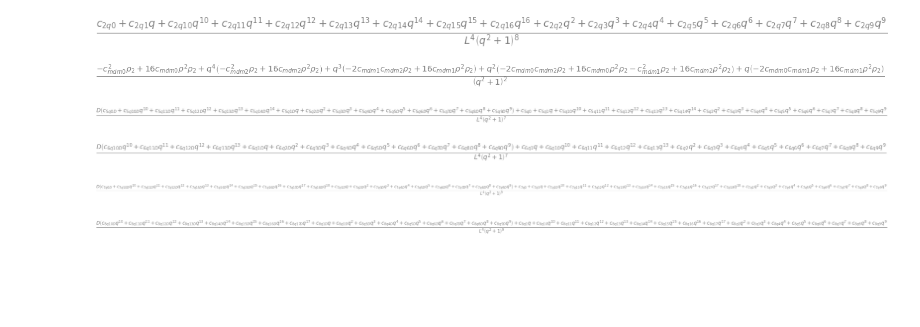
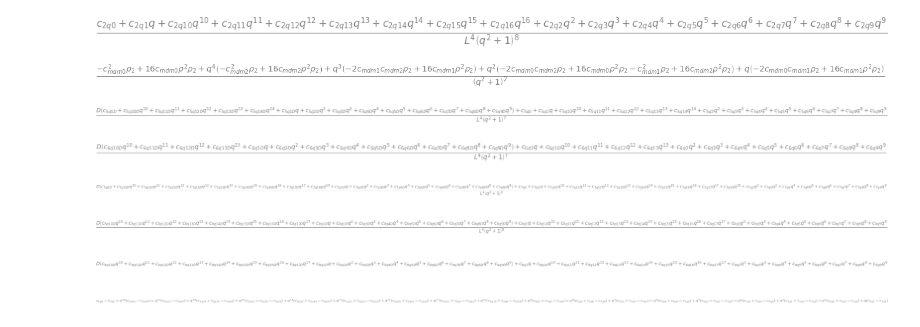
Before and after one commit to emilemarcotte/dubins2circle2set, a Jupyter notebook: LRLS_sympy.ipynb, the cells around one changed output. Drawn from its saved outputs; the diff is of its cells as text; code cells hidden in the pictures; blank space fills up the shorter version.

```diff
--- a/LRLS_sympy.ipynb
+++ b/LRLS_sympy.ipynb
@@ -665,3 +665,40 @@ c_8 # denom L**4*(q**2+1)**9
 # Dterm_c8
 # %% [output]
 [figure]
+# %%
+### Simplify denominators
+
+# We have c_2 = c_7 ± c_8
+# c_2 # denom L**4*(q**2+1)**8
+# c_7 # denom L**4*(q**2+1)**9
+# c_8 # denom L**4*(q**2+1)**9
+
+c_2s, _ = c_2.as_numer_denom()
+c_2s = c_2s*(q**2 + 1)
+c_2s = collect(expand(c_2s), q)
+c_7s, _ = c_7.as_numer_denom()
+c_8s, _ = c_8.as_numer_denom()
+
+c_2s # order 18
+c_7s # order 18
+c_8s # order 17
+# %% [output]
+[figure, added]
+# %%
+### Separate terms multiplied by D from those that are not
+
+c_7n = c_7s.coeff(D,0)
+c_7D = c_7s.coeff(D,1)
+c_8n = c_8s.coeff(D,0)
+c_8D = c_8s.coeff(D,1)
+
+c_9 = c_2s - c_7n
+c_9 = collect(c_9, q) # order 18
+
+c_7n
+c_7D
+c_8n
+c_8D
+c_9
+# %% [output]
+[figure, added]
```
Also changed, not shown: parts of 1 cell of this notebook.
